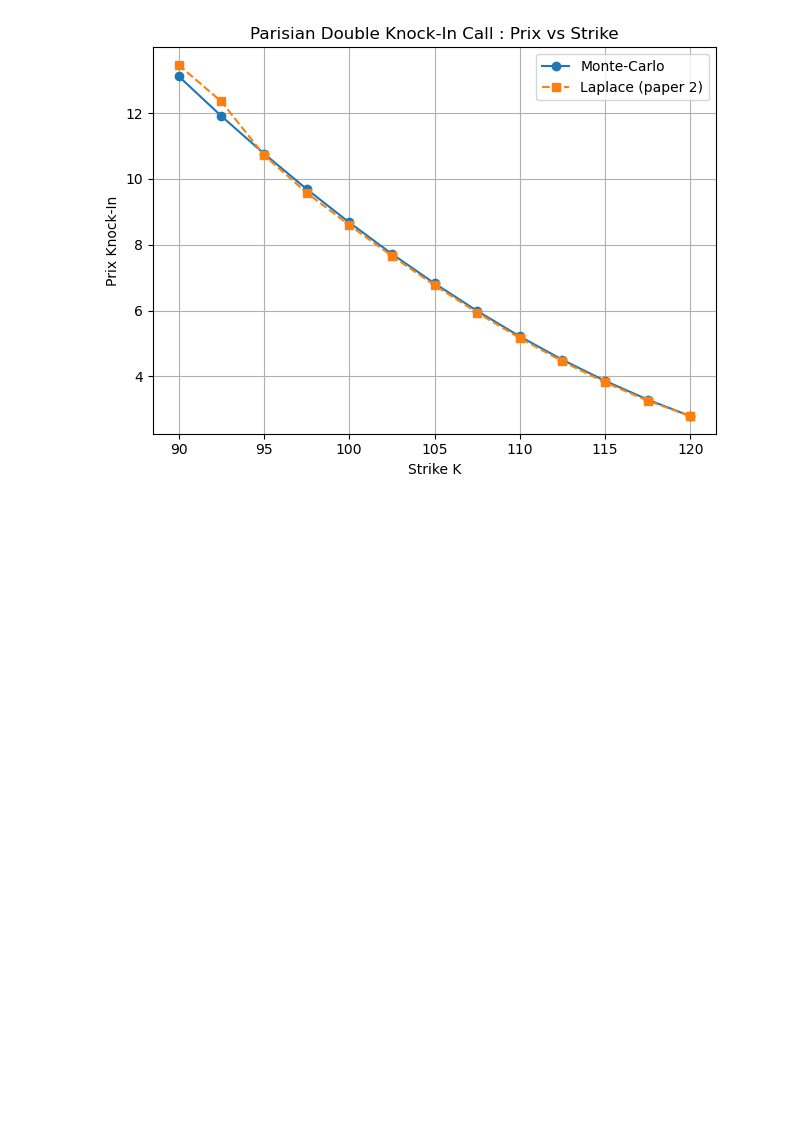
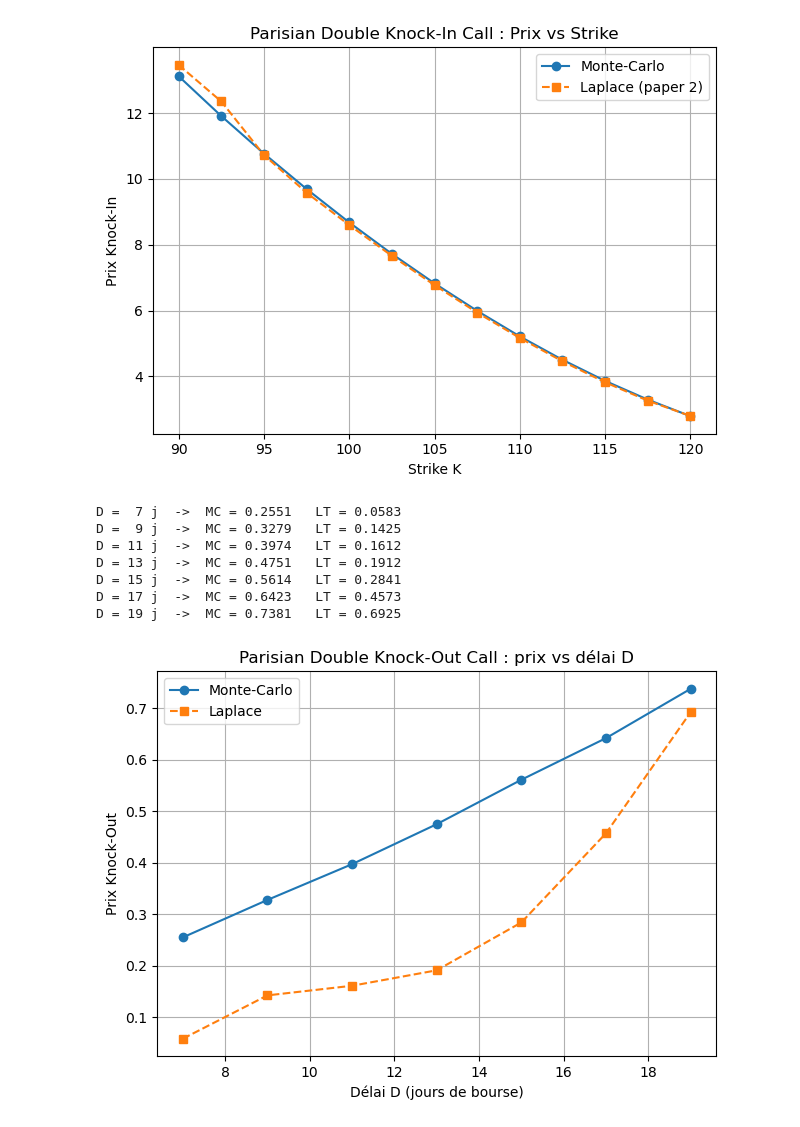
Before and after one commit to Simolams/Projet-Monte-Carlo, a Jupyter notebook: double_barrier.ipynb, the cells around one changed output. Cells and saved outputs as stored; diff of their text form; code cells hidden in the pictures; blank space fills up the shorter version.

```diff
--- a/double_barrier.ipynb
+++ b/double_barrier.ipynb
@@ -107,3 +107,52 @@ K = 115.00  ->  MC = 3.8627   LT = 3.8199
 K = 117.50  ->  MC = 3.2935   LT = 3.2624
 K = 120.00  ->  MC = 2.7914   LT = 2.7957
 [figure]
+# %%
+# example_knockout_vs_delay.py
+import numpy as np, matplotlib.pyplot as plt
+from laplace_double_parisian import price_parisian_double_out_call_lt
+from mc_double_parisian      import (simulate_paths_bs,
+                                     price_parisian_double_out_call_mc)
+
+# ----------------- paramètres de base -----------------
+S0, K, L, U = 100, 100, 90, 110
+r, q, sigma  = 0.03, 0.0, 0.20
+T, steps     = 1.0, 252
+paths, sub   = 40_000, 5                 # Monte-Carlo
+
+delays_days  = np.arange(7, 20, 2)       # 5,7,9,…,19 jours ouvrés
+mc_prices, lt_prices = [], []
+
+# ----------------- boucle sur le délai D -----------------
+for d in delays_days:
+    D = d / 252                          # fraction d’année
+    S = simulate_paths_bs(S0, r, q, sigma,
+                          T, steps, paths,
+                          seed=2024, sub=sub)
+
+    mc = price_parisian_double_out_call_mc(
+            S, K, L, U, r, T, D, steps*sub)
+
+    lt = price_parisian_double_out_call_lt(
+            S0, K, L, U, r, q, sigma, T, D,
+            alpha=8.0, N=30)
+
+    mc_prices.append(mc); lt_prices.append(lt)
+    print(f"D = {d:2d} j  ->  MC = {mc:6.4f}   LT = {lt:6.4f}")
+
+# ----------------- tracé -----------------
+plt.plot(delays_days, mc_prices, 'o-', label='Monte-Carlo')
+plt.plot(delays_days, lt_prices, 's--', label='Laplace')
+plt.title('Parisian Double Knock-Out Call : prix vs délai D')
+plt.xlabel('Délai D (jours de bourse)')
+plt.ylabel('Prix Knock-Out')
+plt.grid(); plt.legend(); plt.tight_layout(); plt.show()
+# %% [output]
+D =  7 j  ->  MC = 0.2551   LT = 0.0583
+D =  9 j  ->  MC = 0.3279   LT = 0.1425
+D = 11 j  ->  MC = 0.3974   LT = 0.1612
+D = 13 j  ->  MC = 0.4751   LT = 0.1912
+D = 15 j  ->  MC = 0.5614   LT = 0.2841
+D = 17 j  ->  MC = 0.6423   LT = 0.4573
+D = 19 j  ->  MC = 0.7381   LT = 0.6925
+[figure, added]
```
Also changed, not shown: parts of 3 cells of this notebook, 2 other files.
